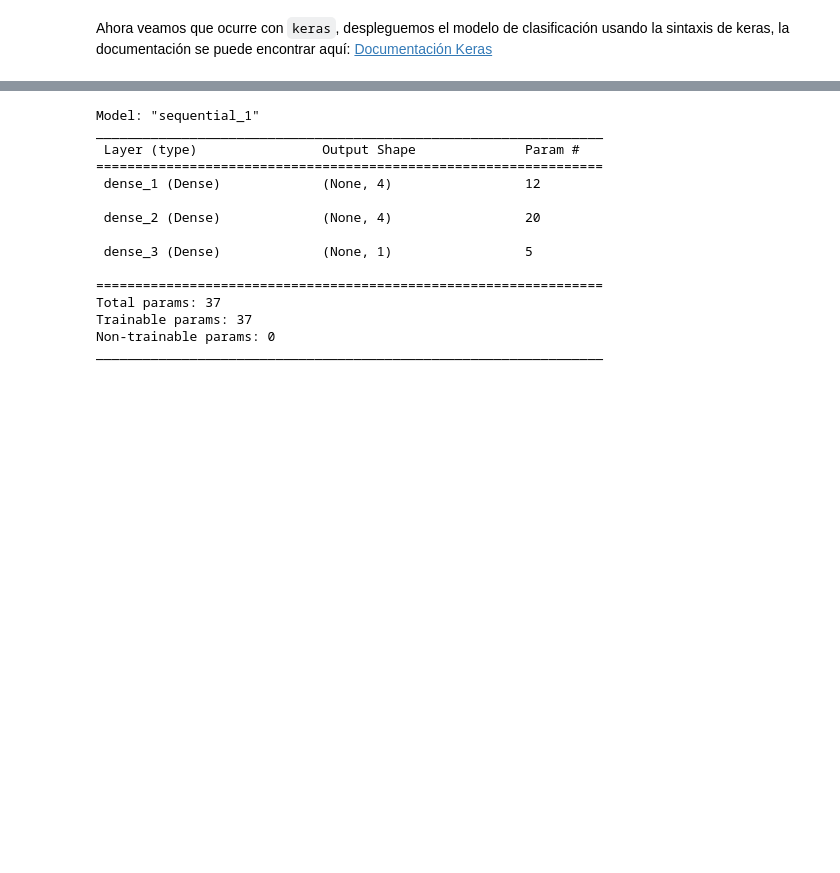
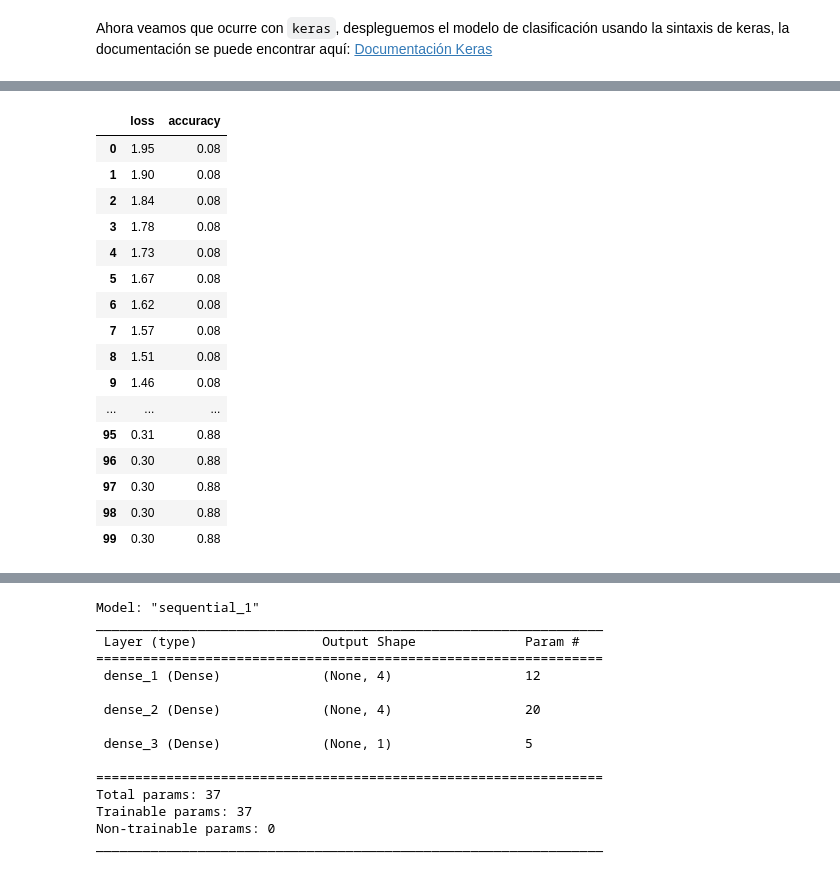
Before and after one commit to srodriguezc91/Proyecto_final_ML_V1, a Jupyter notebook: Código/Redes Neuronales/Introducción a Redes Neuronales Artificiales - Editado.ipynb, the cells around one changed output, grey strips where cells are left out. Cells and saved outputs as stored; diff of their text form; code cells hidden in the pictures; blank space fills up the shorter version.

```diff
--- a/Código/Redes Neuronales/Introducción a Redes Neuronales Artificiales - Editado.ipynb
+++ b/Código/Redes Neuronales/Introducción a Redes Neuronales Artificiales - Editado.ipynb
@@ -183,3 +192,24 @@ sns.heatmap(confusion_matrix(y,y_pred),annot=True,fmt='.0f')
+# %%
+historydf = pd.DataFrame(history.history, index=history.epoch)
+historydf
+# %% [output]
+|  | loss | accuracy |
+| 0 | 1.95 | 0.08 |
+| 1 | 1.90 | 0.08 |
+| 2 | 1.84 | 0.08 |
+| 3 | 1.78 | 0.08 |
+| 4 | 1.73 | 0.08 |
+| 5 | 1.67 | 0.08 |
+| 6 | 1.62 | 0.08 |
+| 7 | 1.57 | 0.08 |
+| 8 | 1.51 | 0.08 |
+| 9 | 1.46 | 0.08 |
+| ... | ... | ... |
+| 95 | 0.31 | 0.88 |
+| 96 | 0.30 | 0.88 |
+| 97 | 0.30 | 0.88 |
+| 98 | 0.30 | 0.88 |
+| 99 | 0.30 | 0.88 |
 # %%
 def plot_loss_accuracy(history):
     historydf = pd.DataFrame(history.history, index=history.epoch)
```
Also changed, not shown: parts of 12 cells of this notebook, 2 other files.
